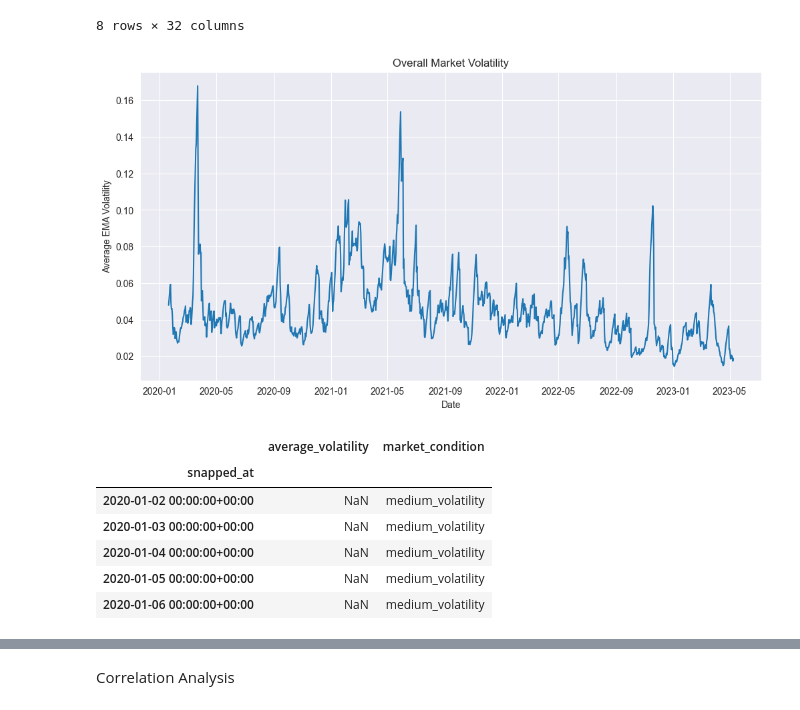
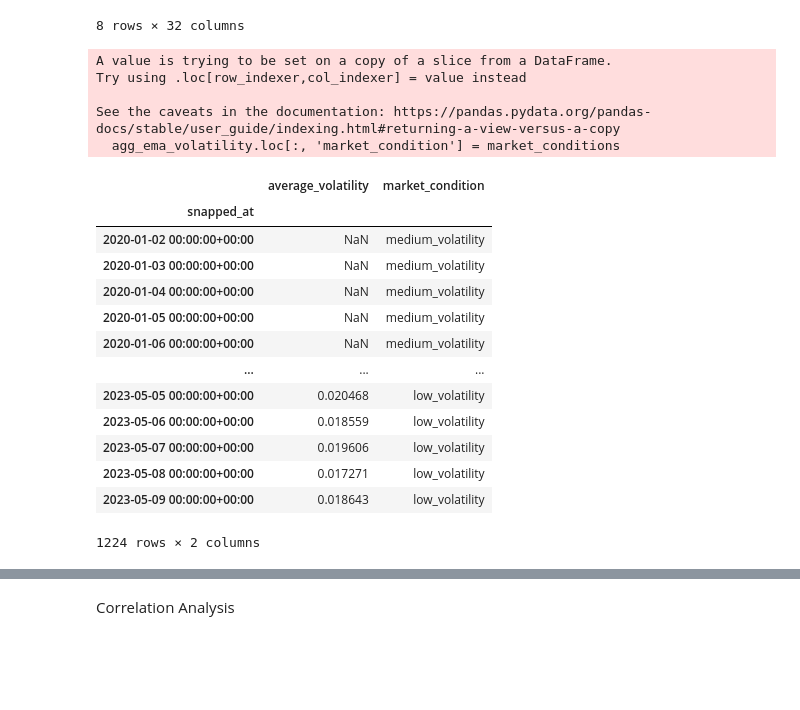
Before and after one commit to kcthomasleung/Crypto-Portfolio-Optimisation, a Jupyter notebook: Cryptocurrency_Portfolio_Optimization.ipynb, the cells around one changed output, grey strips where cells are left out. Cells and saved outputs as stored; diff of their text form; code cells hidden in the pictures; blank space fills up the shorter version.

Commit message:
update volatility measure

```diff
--- a/Cryptocurrency_Portfolio_Optimization.ipynb
+++ b/Cryptocurrency_Portfolio_Optimization.ipynb
@@ -245,51 +247,54 @@ ema_volatility.describe()
 | 75% | 0.056195 | 0.087865 | 0.069737 | 0.060565 | 0.051473 | 0.047138 | 0.038064 | 0.003111 | 0.052700 | 0.003710 | ... | ... |
 | max | 0.187109 | 0.246987 | 0.197112 | 0.211008 | 0.213665 | 0.311927 | 0.150410 | 0.036297 | 0.259083 | 0.020840 | ... | ... |
 8 rows × 32 columns
-# %%
-# Calculate the average EMA volatility for each day across all cryptocurrencies
-ema_volatility['average_volatility'] = ema_volatility.mean(axis=1)
-
-# Create a new DataFrame to store the aggregated EMA volatility
-agg_ema_volatility = ema_volatility[['average_volatility']]
-
-# Plot the overall market volatility on a graph
-plt.figure(figsize=(12, 6))
-plt.plot(agg_ema_volatility.index, agg_ema_volatility['average_volatility'])
-plt.xlabel('Date')
-plt.ylabel('Average EMA Volatility')
-plt.title('Overall Market Volatility')
-plt.show()
-# %% [output]
-[figure, removed]
 # %%
+# Calculate the average EMA volatility for each day across all cryptocurrencies
+ema_volatility['average_volatility'] = ema_volatility.mean(axis=1)
+
+# Create a new DataFrame to store the aggregated EMA volatility
+agg_ema_volatility = ema_volatility[['average_volatility']]
+
 # Establish thresholds using standard deviation bands
 mean_volatility = np.mean(agg_ema_volatility['average_volatility'])
 std_volatility = np.std(agg_ema_volatility['average_volatility'])
 low_volatility_threshold = mean_volatility - std_volatility
 high_volatility_threshold = mean_volatility + std_volatility
 
 # Classify the market conditions
 def classify_market_condition(volatility, low_threshold, high_threshold):
     low_threshold_arr = np.full_like(volatility, low_threshold, dtype=float)
     high_threshold_arr = np.full_like(volatility, high_threshold, dtype=float)
 
     conditions = np.full_like(volatility, "medium_volatility", dtype=object)
     conditions[volatility < low_threshold_arr] = "low_volatility"
     conditions[volatility > high_threshold_arr] = "high_volatility"
     return conditions
 
 market_conditions = classify_market_condition(
     agg_ema_volatility['average_volatility'].values,
     low_volatility_threshold,
     high_volatility_threshold
 )
 
 agg_ema_volatility.loc[:, 'market_condition'] = market_conditions
+agg_ema_volatility
 # %% [output]
+A value is trying to be set on a copy of a slice from a DataFrame.
+Try using .loc[row_indexer,col_indexer] = value instead
+
+See the caveats in the documentation: https://pandas.pydata.org/pandas-docs/stable/user_guide/indexing.html#returning-a-view-versus-a-copy
+  agg_ema_volatility.loc[:, 'market_condition'] = market_conditions
 |  | average_volatility | market_condition |
 | snapped_at |  |  |
 | 2020-01-02 00:00:00+00:00 | NaN | medium_volatility |
 | 2020-01-03 00:00:00+00:00 | NaN | medium_volatility |
 | 2020-01-04 00:00:00+00:00 | NaN | medium_volatility |
 | 2020-01-05 00:00:00+00:00 | NaN | medium_volatility |
 | 2020-01-06 00:00:00+00:00 | NaN | medium_volatility |
+| ... | ... | ... |
+| 2023-05-05 00:00:00+00:00 | 0.020468 | low_volatility |
+| 2023-05-06 00:00:00+00:00 | 0.018559 | low_volatility |
+| 2023-05-07 00:00:00+00:00 | 0.019606 | low_volatility |
+| 2023-05-08 00:00:00+00:00 | 0.017271 | low_volatility |
+| 2023-05-09 00:00:00+00:00 | 0.018643 | low_volatility |
+1224 rows × 2 columns
```
Also changed, not shown: parts of 2 cells of this notebook.
